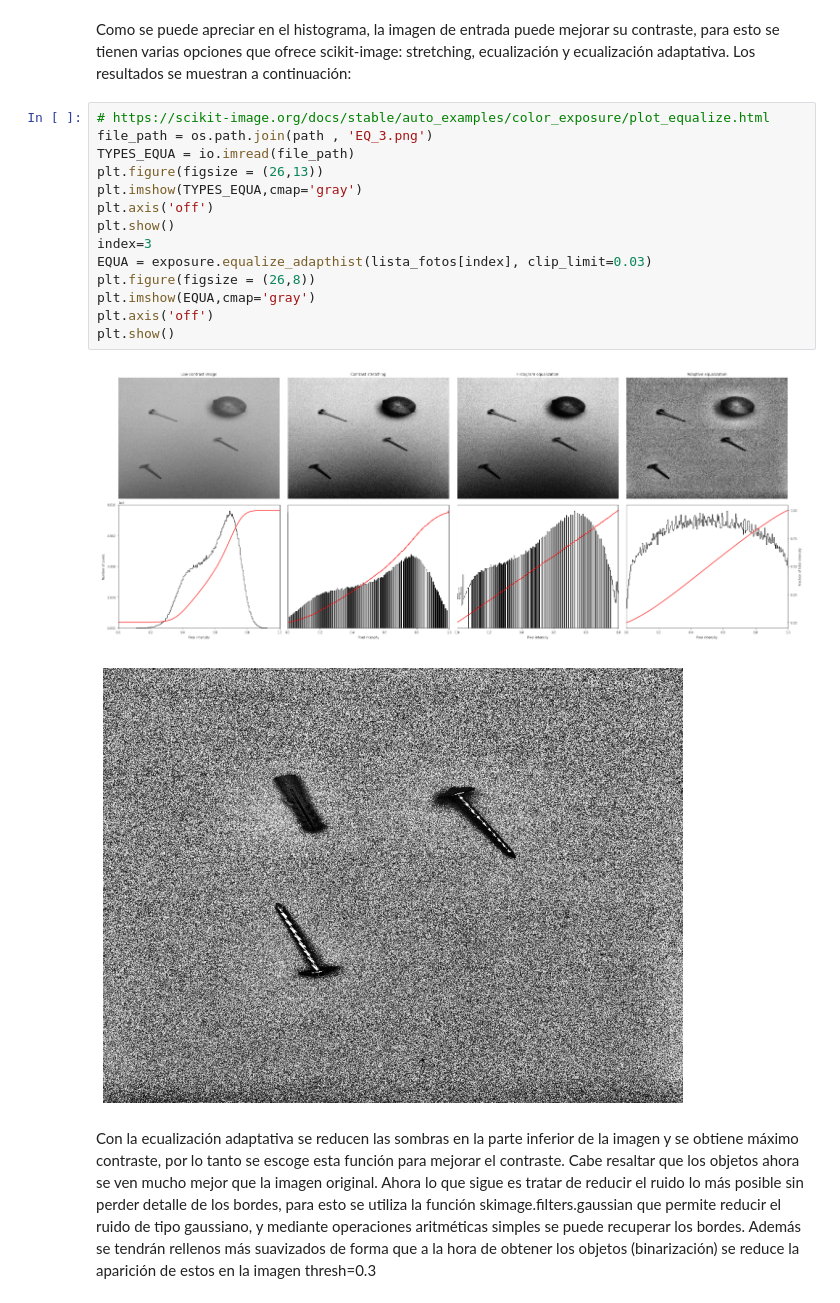
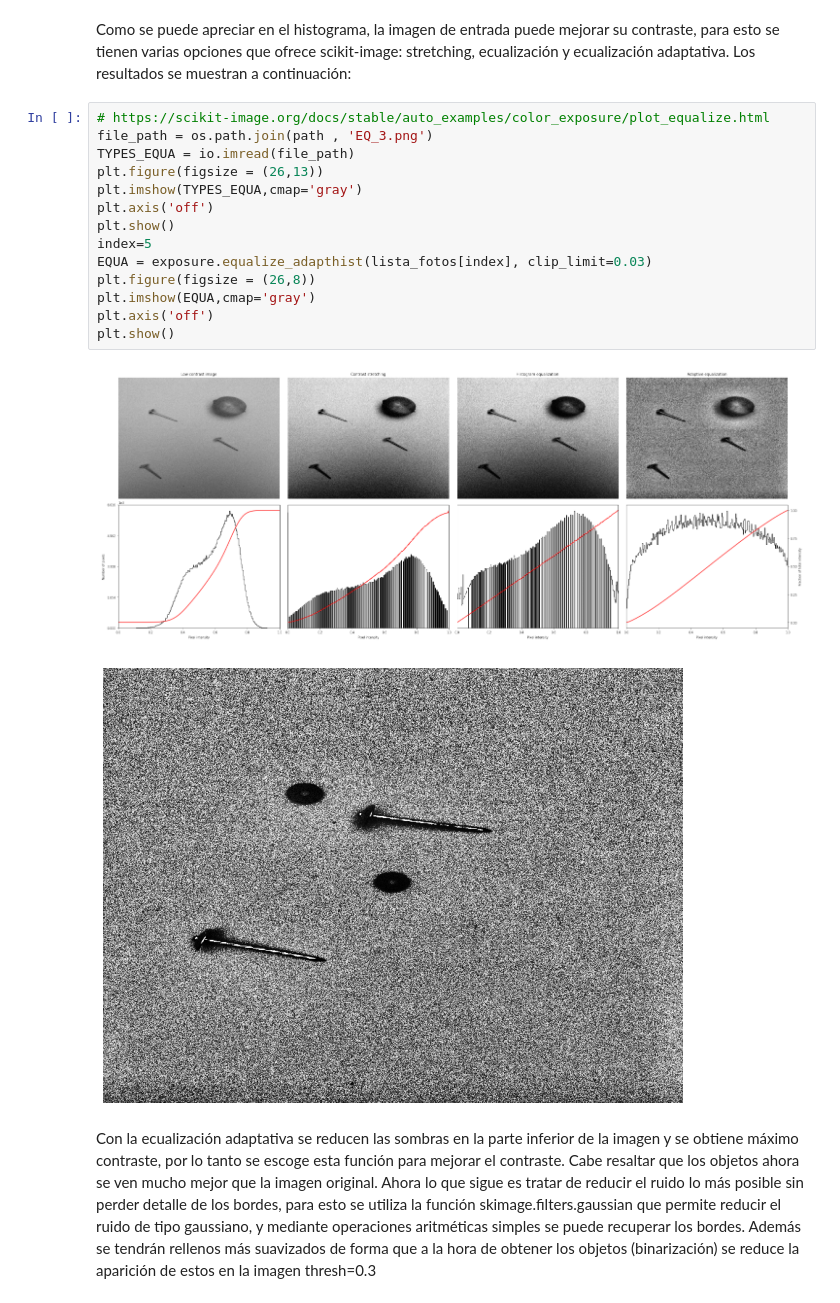
Before and after one commit to carlosjaravas/-Tarea_4_Vision, a Jupyter notebook: Tarea4.ipynb, the cells around one changed output. Cells and saved outputs as stored; diff of their text form.

```diff
--- a/Tarea4.ipynb
+++ b/Tarea4.ipynb
@@ -87,20 +87,20 @@ Como se puede apreciar en el histograma, la imagen de entrada puede mejorar su c
 # %%
 # https://scikit-image.org/docs/stable/auto_examples/color_exposure/plot_equalize.html
 file_path = os.path.join(path , 'EQ_3.png')
 TYPES_EQUA = io.imread(file_path)
 plt.figure(figsize = (26,13))
 plt.imshow(TYPES_EQUA,cmap='gray')
 plt.axis('off')
 plt.show()
-index=3
+index=5
 EQUA = exposure.equalize_adapthist(lista_fotos[index], clip_limit=0.03)
 plt.figure(figsize = (26,8))
 plt.imshow(EQUA,cmap='gray')
 plt.axis('off')
 plt.show()
 # %% [output]
 [figure]
-[figure, old version]
+[figure, new version]
 # %% [markdown]
 Con la ecualización adaptativa se reducen las sombras en la parte inferior de la imagen y se obtiene máximo contraste, por lo tanto se escoge esta función para mejorar el contraste. Cabe resaltar que los objetos ahora se ven mucho mejor que la imagen original. Ahora lo que sigue es tratar de reducir el ruido lo más posible sin perder detalle de los bordes, para esto se utiliza la función skimage.filters.gaussian que permite reducir el ruido de tipo gaussiano, y mediante operaciones aritméticas simples se puede recuperar los bordes. Además se tendrán rellenos más suavizados de forma que a la hora de obtener los objetos (binarización) se reduce la aparición de estos en la imagen
 thresh=0.3
```
Also changed, not shown: parts of 10 cells of this notebook.
